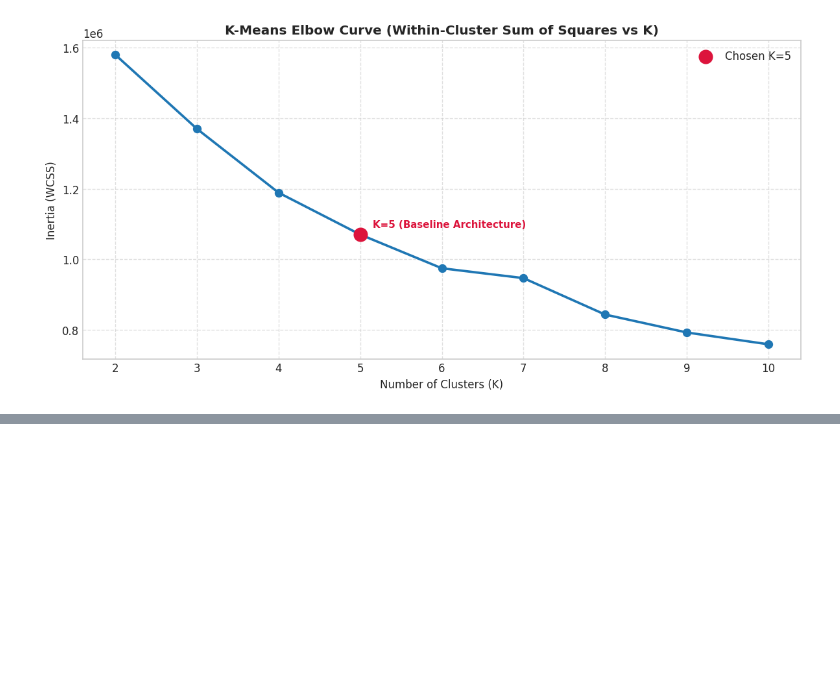
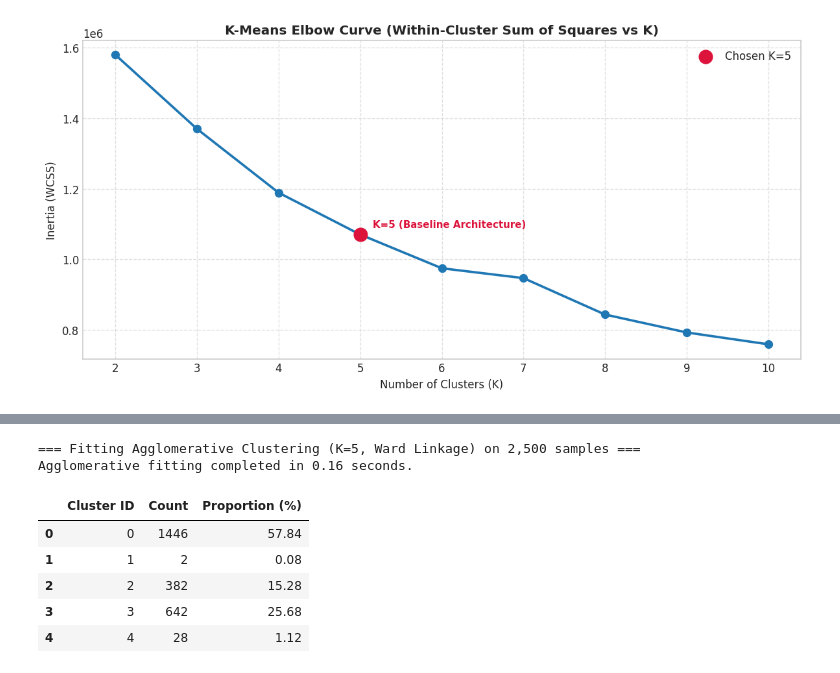
Before and after one commit to ajay9376/NetSentinel, a Jupyter notebook: notebooks/clustering.ipynb, the cells around one changed output, grey strips where cells are left out. Saved outputs shown, nothing was run; the diff lists cells and outputs as text; code cells hidden in the pictures; blank space fills up the shorter version.

```diff
--- a/notebooks/clustering.ipynb
+++ b/notebooks/clustering.ipynb
@@ -530,0 +543,42 @@ plt.show()
+# %%
+# Agglomerative Hierarchical Clustering on Controlled 2,500-Sample Subset
+from sklearn.cluster import AgglomerativeClustering
+
+HIER_SAMPLE_SIZE = 2500
+np.random.seed(RANDOM_SEED)
+hier_indices, _ = train_test_split(
+    np.arange(len(X)),
+    train_size=HIER_SAMPLE_SIZE,
+    stratify=df_meta['label'],
+    random_state=RANDOM_SEED
+)
+hier_indices = np.sort(hier_indices)
+
+X_hier = X[hier_indices]
+df_meta_hier = df_meta.iloc[hier_indices].reset_index(drop=True)
+
+print(f"=== Fitting Agglomerative Clustering (K=5, Ward Linkage) on {len(X_hier):,} samples ===")
+start_agg = time.time()
+agg_model = AgglomerativeClustering(n_clusters=5, linkage='ward')
+agg_labels = agg_model.fit_predict(X_hier)
+agg_fit_time = time.time() - start_agg
+
+print(f"Agglomerative fitting completed in {agg_fit_time:.2f} seconds.")
+
+# Cluster breakdown for Agglomerative Clustering
+agg_counts = pd.Series(agg_labels).value_counts().sort_index()
+agg_summary = pd.DataFrame({
+    'Cluster ID': agg_counts.index,
+    'Count': agg_counts.values,
+    'Proportion (%)': (agg_counts.values / len(agg_labels) * 100).round(2)
+})
+display(agg_summary)
+# %% [output]
+=== Fitting Agglomerative Clustering (K=5, Ward Linkage) on 2,500 samples ===
+Agglomerative fitting completed in 0.16 seconds.
+|  | Cluster ID | Count | Proportion (%) |
+| 0 | 0 | 1446 | 57.84 |
+| 1 | 1 | 2 | 0.08 |
+| 2 | 2 | 382 | 15.28 |
+| 3 | 3 | 642 | 25.68 |
+| 4 | 4 | 28 | 1.12 |
```
Also changed, not shown: parts of 6 cells of this notebook.
